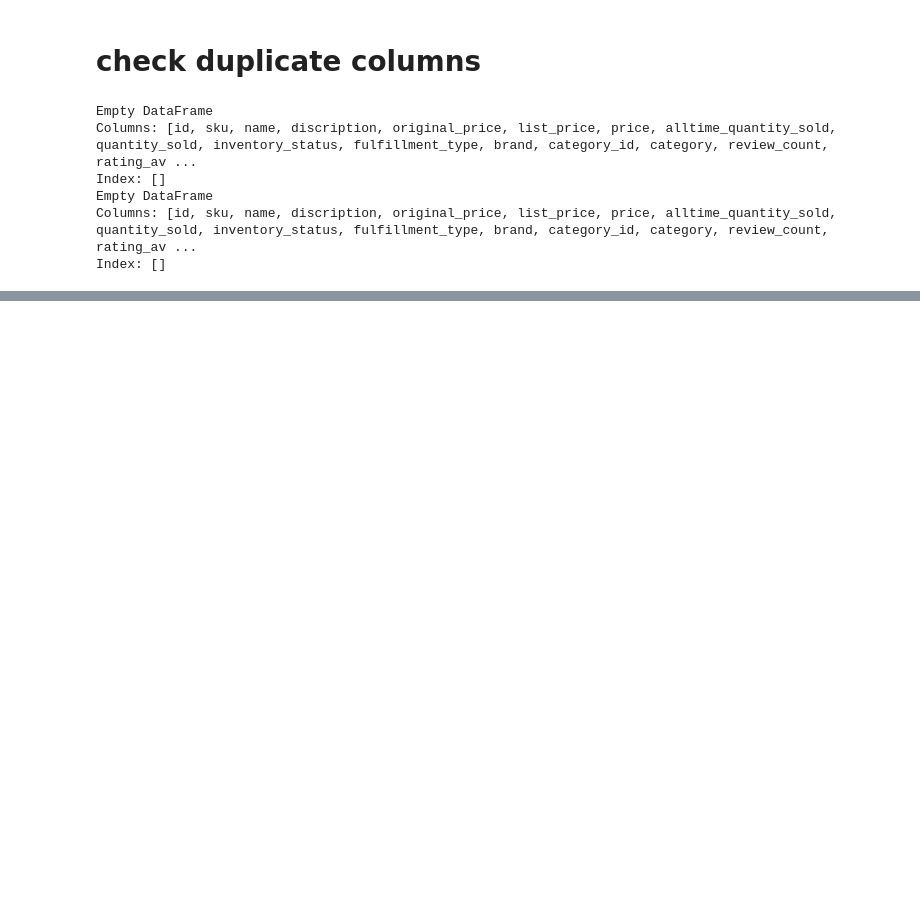
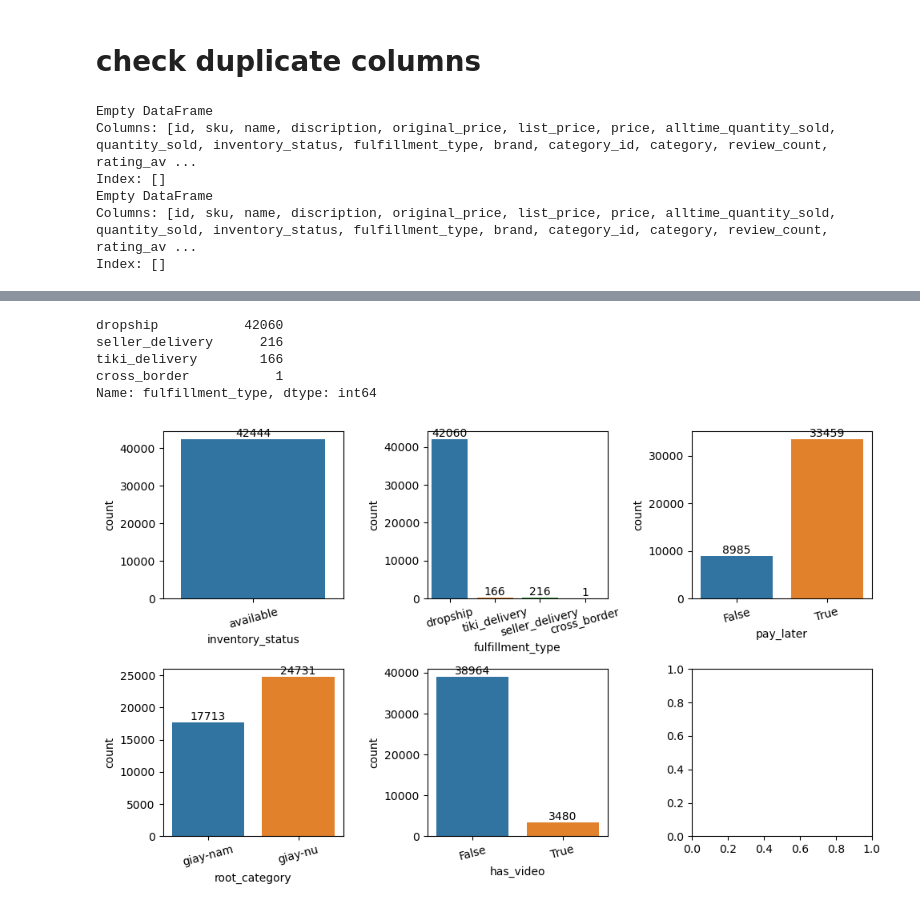
Before and after one commit to minhpham0201/TIKI, a Jupyter notebook: ANALYTICS.ipynb, the cells around one changed output, grey strips where cells are left out. Saved outputs shown, nothing was run; the diff lists cells and outputs as text; code cells hidden in the pictures; blank space fills up the shorter version.

Commit message:
crawl done number of images for giay_nu. Some analytics done

```diff
--- a/ANALYTICS.ipynb
+++ b/ANALYTICS.ipynb
@@ -30,6 +34,7 @@ concat_df = pd.concat([giay_nam,giay_nu])
 concat_df['last_update'] = pd.to_datetime(last_update)
 concat_df = concat_df.reset_index()
 concat_df = concat_df.drop(columns='index')
+concat_df = concat_df.drop_duplicates(subset=['id'])
 # %%
 concat_df.sample(3)
 # %% [output]
@@ -62,7 +67,19 @@ memory usage: 8.2+ MB
 # %%
 concat_df['has_video'] = concat_df['video_url'].notna()
-concat_df['alltime_quantity_sold'] = concat_df['alltime_quantity_sold'].replace('{}',0)
+concat_df['alltime_quantity_sold'] = concat_df['alltime_quantity_sold'].replace('{}',0).astype(int)
 concat_df['quantity_sold'] = concat_df['quantity_sold'].fillna(0)
 concat_df['rating_average'] = concat_df['rating_average']
 concat_df['ASA_cashback_transformed'] = concat_df['ASA_cashback'].apply(lambda x: float(x.split()[1].replace(',','.')))
 concat_df['pay_later'] = concat_df['pay_later'].notna()
+# %%
+#In my random investigation of item name, i found out that there are a number of products which are actually not shoes but classified
+# in shoes category(both men's and women's)
+keyword = ['giay', 'dep', 'boot', 'guoc', 'boots', 'xuc', 'suc', 'sandal', 'got', 'xang dan',
+           'sandan', 'chai', 've sinh', 'dung', 'bot', 'sneaker', 'sneakers', 'ung','tong','crocs',
+           'marten']
+ascii_keywords = [unidecode(word) for word in keyword]
+
+concat_df['name_normal'] = concat_df['name'].str.lower().apply(unidecode)
+concat_df['discription_normal'] = concat_df['discription'].str.lower().apply(unidecode)
+
+concat_df = concat_df.loc[((concat_df['name_normal'].str.contains('|'.join(ascii_keywords))) | (concat_df['discription_normal'].str.contains('|'.join(ascii_keywords))))]
@@ -87,0 +114,21 @@ concat_df = concat_df.drop(columns=['quantity_sold','original_price'])
+# %%
+concat_df['fulfillment_type'].value_counts()
+# %% [output]
+dropship           42060
+seller_delivery      216
+tiki_delivery        166
+cross_border           1
+Name: fulfillment_type, dtype: int64
+# %%
+cat_cols = ['inventory_status', 'fulfillment_type', 'pay_later', 'root_category', 'has_video']
+fig, axes = plt.subplots(figsize=(10, 6), nrows=2, ncols=3)
+
+for col, ax in zip(cat_cols, axes.ravel()):
+    sns.countplot(data=concat_df, x=col, ax=ax)
+    for container in ax.containers:
+        ax.bar_label(container)
+    ax.set_xticklabels(ax.get_xticklabels(), rotation=15)
+
+plt.tight_layout()
+# %% [output]
+[figure, added]
```
Also changed, not shown: parts of 10 cells of this notebook, 2 other files.
